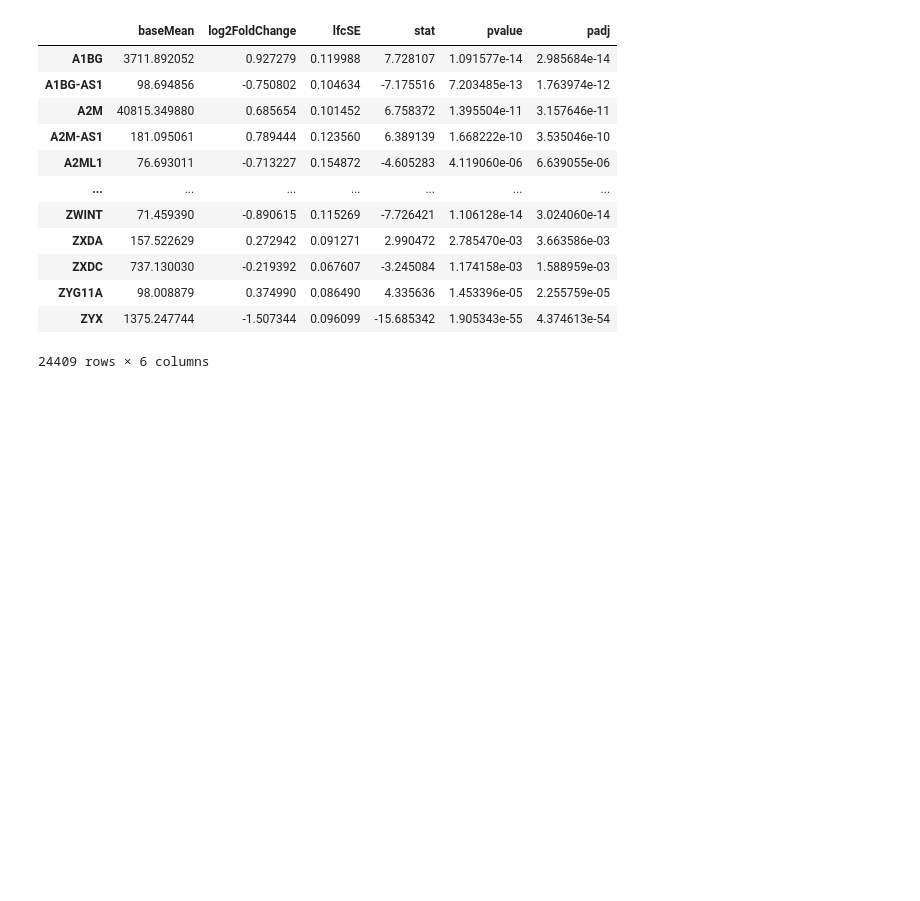
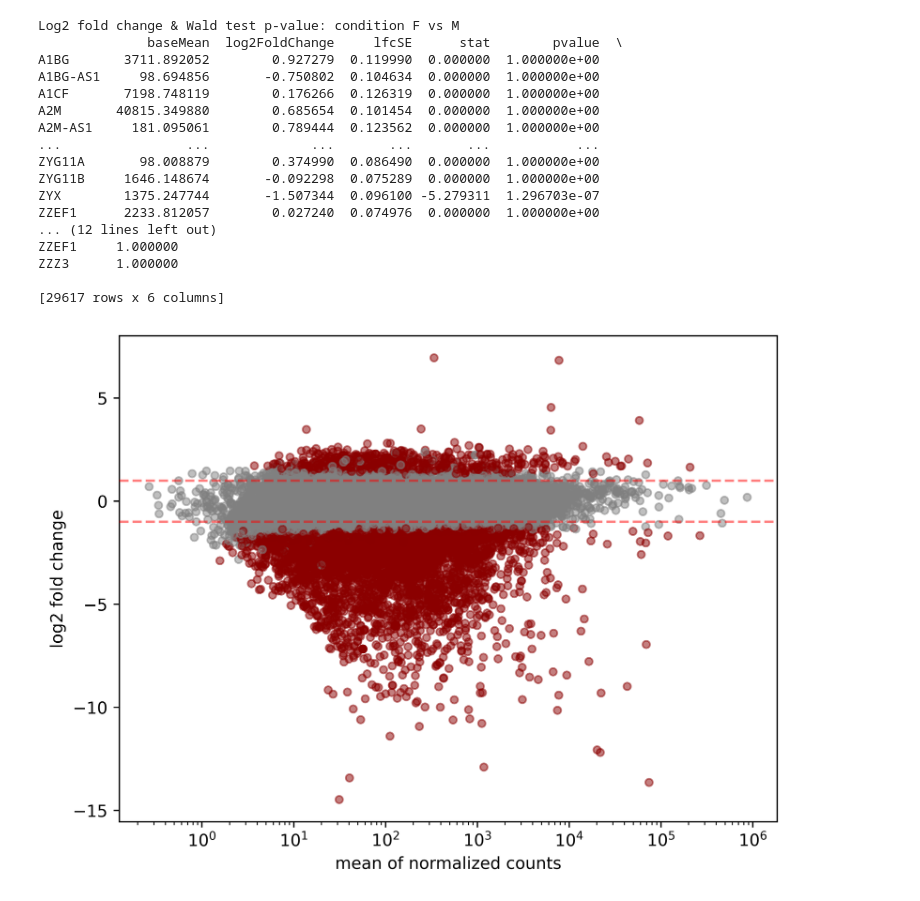
Before and after one commit to Alexander-Broadley/Zhang_lab_rotation, a Jupyter notebook: MML_model/model_evaluation/male_v_female/m_f_DGE.ipynb, the cells around one changed output. Saved outputs shown, nothing was run; the diff lists cells and outputs as text; code cells hidden in the pictures; blank space fills up the shorter version.

```diff
--- a/MML_model/model_evaluation/male_v_female/m_f_DGE.ipynb
+++ b/MML_model/model_evaluation/male_v_female/m_f_DGE.ipynb
@@ -18,21 +18,31 @@ import pandas as pd
 import numpy as np
 # %%
 DGE_res = pd.read_pickle('./data/ds.pkl')
+# %%
+#look for log fold changes sig greater than 1
+LFC1_res = DGE_res.summary(lfc_null=1.0, alt_hypothesis="greaterAbs")
+DGE_res.plot_MA(s=20)
+# %% [output]
+Log2 fold change & Wald test p-value: condition F vs M
+              baseMean  log2FoldChange     lfcSE      stat        pvalue  \
+A1BG       3711.892052        0.927279  0.119990  0.000000  1.000000e+00
+A1BG-AS1     98.694856       -0.750802  0.104634  0.000000  1.000000e+00
+A1CF       7198.748119        0.176266  0.126319  0.000000  1.000000e+00
+A2M       40815.349880        0.685654  0.101454  0.000000  1.000000e+00
+A2M-AS1     181.095061        0.789444  0.123562  0.000000  1.000000e+00
+...                ...             ...       ...       ...           ...
+ZYG11A       98.008879        0.374990  0.086490  0.000000  1.000000e+00
+ZYG11B     1646.148674       -0.092298  0.075289  0.000000  1.000000e+00
+ZYX        1375.247744       -1.507344  0.096100 -5.279311  1.296703e-07
+ZZEF1      2233.812057        0.027240  0.074976  0.000000  1.000000e+00
+... (12 lines left out)
+ZZEF1     1.000000
+ZZZ3      1.000000
+
+[29617 rows x 6 columns]
+[figure, added]
 # %%
 de = DGE_res.results_df
 # %%
-de[de['padj'] < 0.05]
+sig_DEG = de[de['padj'] < 0.01]
+sig_2LFC = sig_DEG[abs(sig_DEG['log2FoldChange']) > 2 ]
-# %% [output]
-|  | baseMean | log2FoldChange | lfcSE | stat | pvalue | padj |
-| A1BG | 3711.892052 | 0.927279 | 0.119988 | 7.728107 | 1.091577e-14 | 2.985684e-14 |
-| A1BG-AS1 | 98.694856 | -0.750802 | 0.104634 | -7.175516 | 7.203485e-13 | 1.763974e-12 |
-| A2M | 40815.349880 | 0.685654 | 0.101452 | 6.758372 | 1.395504e-11 | 3.157646e-11 |
-| A2M-AS1 | 181.095061 | 0.789444 | 0.123560 | 6.389139 | 1.668222e-10 | 3.535046e-10 |
-| A2ML1 | 76.693011 | -0.713227 | 0.154872 | -4.605283 | 4.119060e-06 | 6.639055e-06 |
-| ... | ... | ... | ... | ... | ... | ... |
-| ZWINT | 71.459390 | -0.890615 | 0.115269 | -7.726421 | 1.106128e-14 | 3.024060e-14 |
-| ZXDA | 157.522629 | 0.272942 | 0.091271 | 2.990472 | 2.785470e-03 | 3.663586e-03 |
-| ZXDC | 737.130030 | -0.219392 | 0.067607 | -3.245084 | 1.174158e-03 | 1.588959e-03 |
-| ZYG11A | 98.008879 | 0.374990 | 0.086490 | 4.335636 | 1.453396e-05 | 2.255759e-05 |
-| ZYX | 1375.247744 | -1.507344 | 0.096099 | -15.685342 | 1.905343e-55 | 4.374613e-54 |
-24409 rows × 6 columns
```
Also changed, not shown: parts of 1 cell of this notebook, 3 other files.
